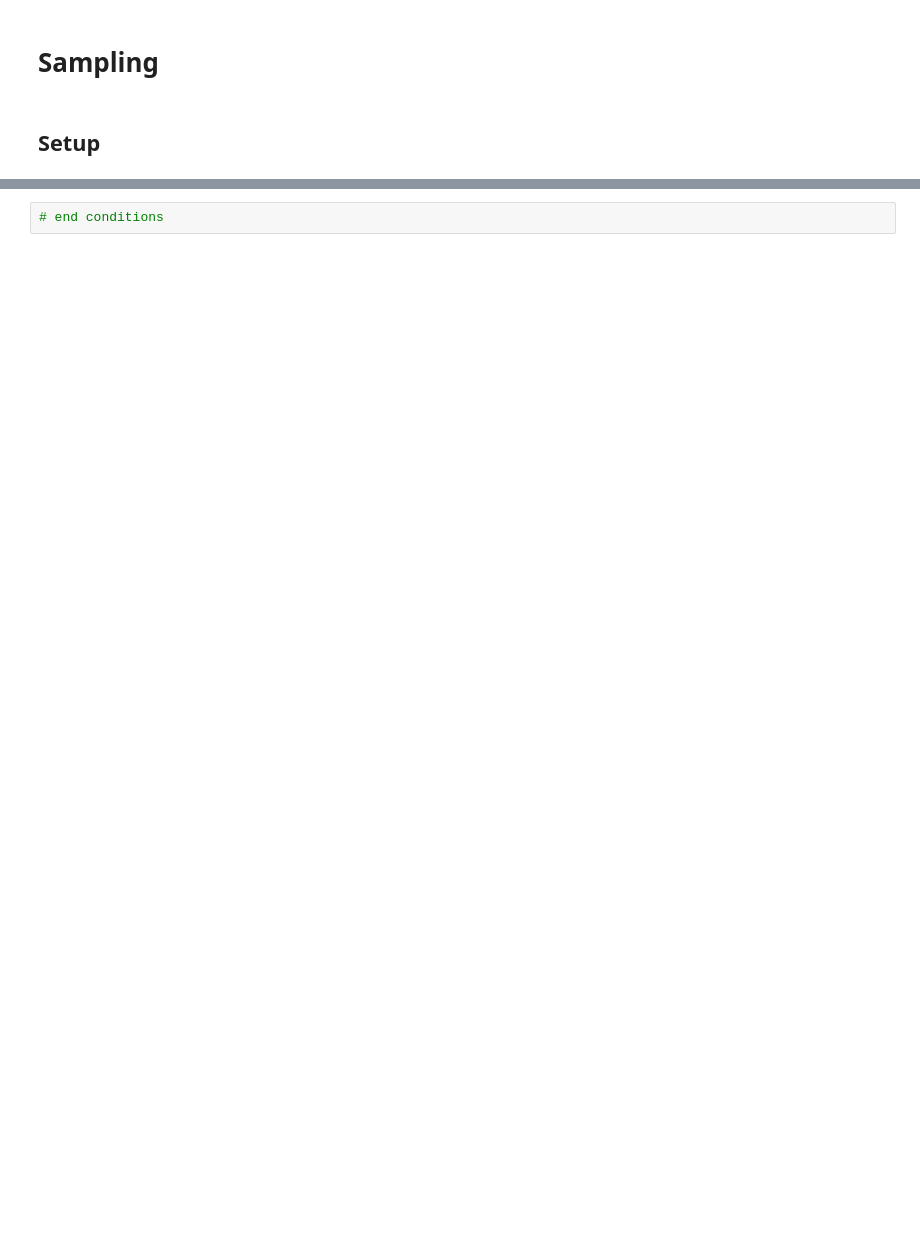
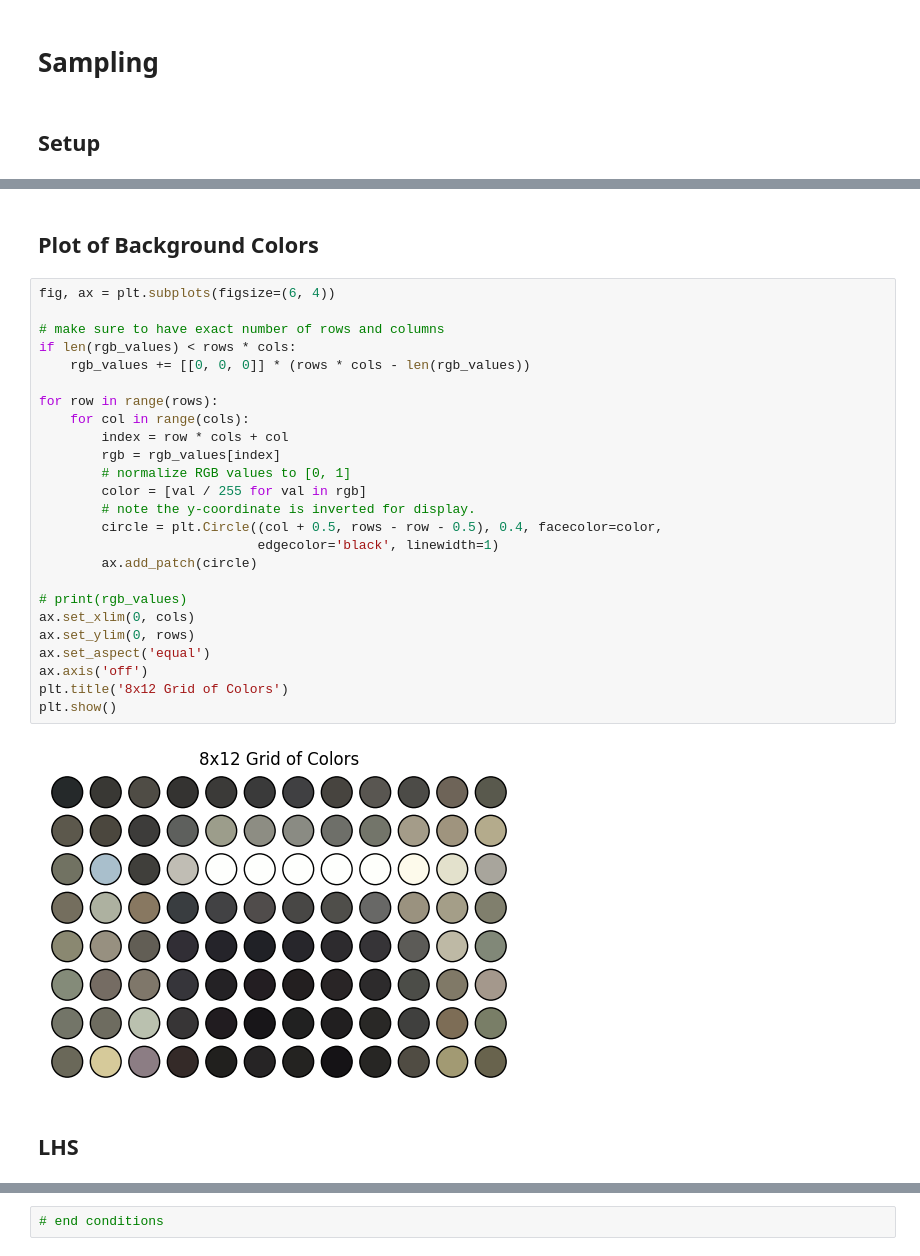
Before and after one commit to nrhemanth/mara-ref, a Jupyter notebook: BO/BO_scripts/05_integrate.ipynb, the cells around one changed output, grey strips where cells are left out. Saved outputs shown, nothing was run; the diff lists cells and outputs as text; blank space fills up the shorter version.

```diff
--- a/BO/BO_scripts/05_integrate.ipynb
+++ b/BO/BO_scripts/05_integrate.ipynb
@@ -21,2 +112,33 @@ import seaborn as sns
+# %% [markdown]
+## Plot of Background Colors
+# %%
+fig, ax = plt.subplots(figsize=(6, 4))
+
+# make sure to have exact number of rows and columns
+if len(rgb_values) < rows * cols:
+    rgb_values += [[0, 0, 0]] * (rows * cols - len(rgb_values))
+
+for row in range(rows):
+    for col in range(cols):
+        index = row * cols + col
+        rgb = rgb_values[index]
+        # normalize RGB values to [0, 1]
+        color = [val / 255 for val in rgb]
+        # note the y-coordinate is inverted for display.
+        circle = plt.Circle((col + 0.5, rows - row - 0.5), 0.4, facecolor=color,
+                            edgecolor='black', linewidth=1)
+        ax.add_patch(circle)
+
+# print(rgb_values)
+ax.set_xlim(0, cols)
+ax.set_ylim(0, rows)
+ax.set_aspect('equal')
+ax.axis('off')
+plt.title('8x12 Grid of Colors')
+plt.show()
+# %% [output]
+[figure, added]
+# %% [markdown]
+## LHS
 # %%
 def latin_hypercube_sum_constraint(n_samples, n_variables, sum_constraint,seed):
```
Also changed, not shown: parts of 26 cells of this notebook, 3 other files.
